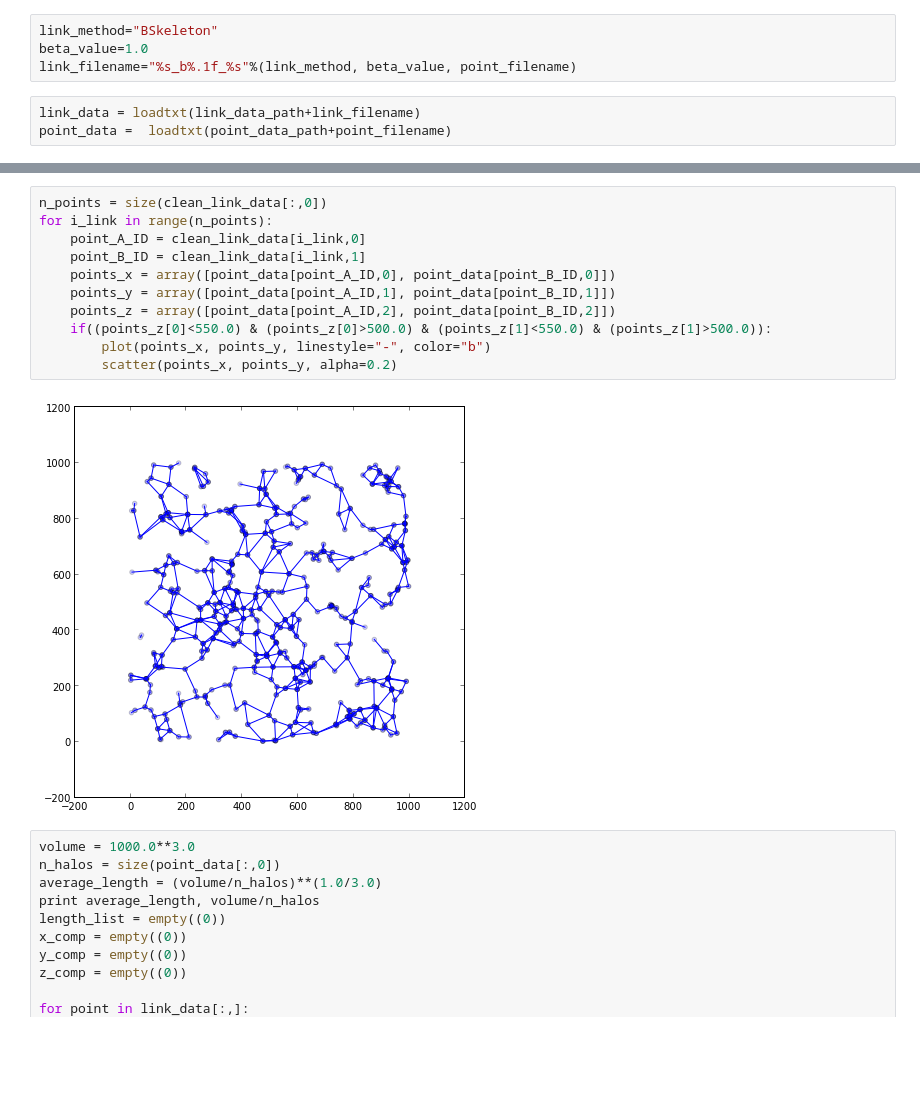
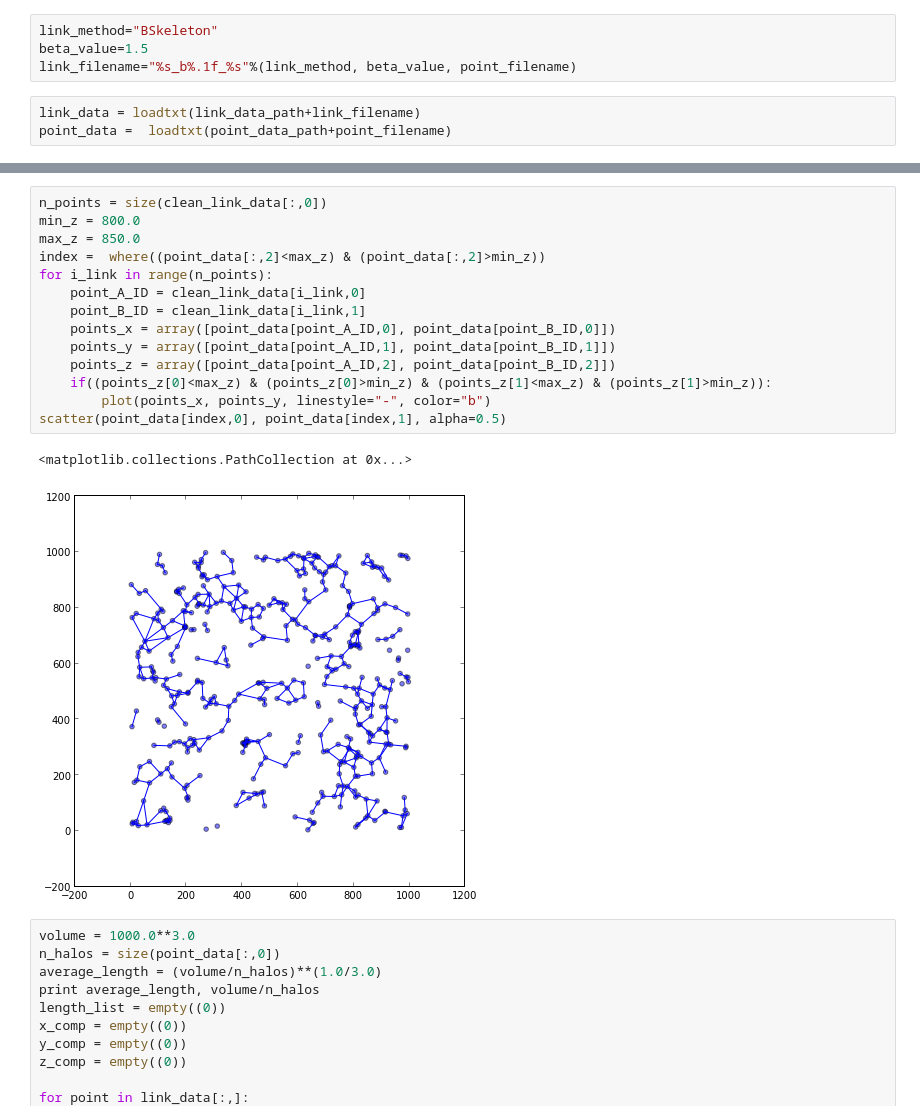
Before and after one commit to forero/SparseFilaments, a Jupyter notebook: code/ipython/network.ipynb, the cells around one changed output, grey strips where cells are left out. Cells and saved outputs as stored; diff of their text form; blank space fills up the shorter version.

Commit message:
fixed bug in the edge visualization

```diff
--- a/code/ipython/network.ipynb
+++ b/code/ipython/network.ipynb
@@ -14,7 +14,7 @@ link_data_path="../../data/output/"
 point_filename="Pos_MD_full_halos_900-1000kms_z0.dat"
 # %%
 link_method="BSkeleton"
-beta_value=1.0
+beta_value=1.5
 link_filename="%s_b%.1f_%s"%(link_method, beta_value, point_filename)
 # %%
 link_data = loadtxt(link_data_path+link_filename)
@@ -53,16 +53,20 @@ clean_link_data = clean_links(link_data)
 # %%
 n_points = size(clean_link_data[:,0])
+min_z = 800.0
+max_z = 850.0
+index =  where((point_data[:,2]<max_z) & (point_data[:,2]>min_z))
 for i_link in range(n_points):
     point_A_ID = clean_link_data[i_link,0]
     point_B_ID = clean_link_data[i_link,1]
     points_x = array([point_data[point_A_ID,0], point_data[point_B_ID,0]])
     points_y = array([point_data[point_A_ID,1], point_data[point_B_ID,1]])
     points_z = array([point_data[point_A_ID,2], point_data[point_B_ID,2]])
-    if((points_z[0]<550.0) & (points_z[0]>500.0) & (points_z[1]<550.0) & (points_z[1]>500.0)):
+    if((points_z[0]<max_z) & (points_z[0]>min_z) & (points_z[1]<max_z) & (points_z[1]>min_z)):
         plot(points_x, points_y, linestyle="-", color="b")
-        scatter(points_x, points_y, alpha=0.2)
+scatter(point_data[index,0], point_data[index,1], alpha=0.5)
 # %% [output]
+<matplotlib.collections.PathCollection at 0x...>
-[figure, old version]
+[figure, new version]
 # %%
 volume = 1000.0**3.0
 n_halos = size(point_data[:,0])
```
Also changed, not shown: parts of 7 cells of this notebook.
